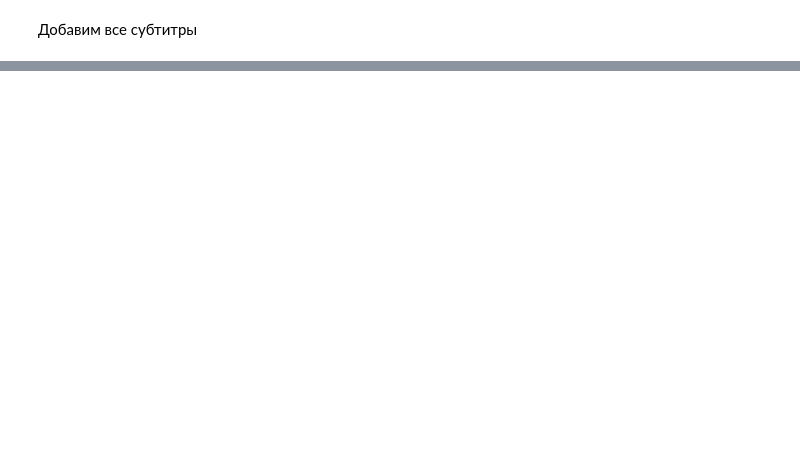
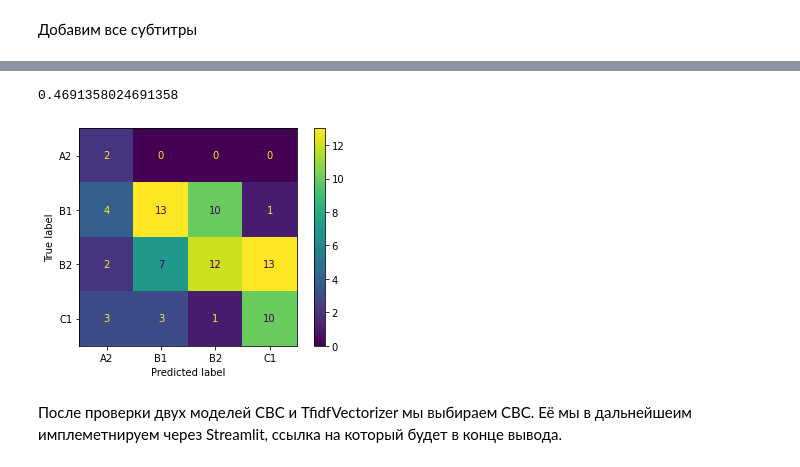
Before and after one commit to Vasart-ds/CEFR_predicting, a Jupyter notebook: english_subs_ml.ipynb, the cells around one changed output, grey strips where cells are left out. Drawn from its saved outputs; the diff is of its cells as text; code cells hidden in the pictures; blank space fills up the shorter version.

```diff
--- a/english_subs_ml.ipynb
+++ b/english_subs_ml.ipynb
@@ -133,0 +402,6 @@ prepare_text(a_2)
+# %%
+features = df['subtitles']
+target = df['level']
+
+display(features.head())
+display(target.head())
@@ -133,0 +439,2 @@ prepare_text(a_2)
+# %%
+kek = features.tqdm(apply(preprocess))
@@ -133,0 +507,43 @@ prepare_text(a_2)
+# %%
+def search_best_estimator(pipeline, param_grid, x, y): #
+    hrs = GridSearchCV(
+        estimator=pipeline,
+        param_grid=param_grid,
+        scoring='f1_weighted',
+        cv=3,
+#        n_candidates="exhaust",
+#        factor=5,
+        n_jobs=-1,
+    )
+    _ = hrs.fit(x, y)
+    return hrs.best_estimator_
+# %%
+vectorizer = TfidfVectorizer(min_df=30)
+vect_x = vectorizer.fit_transform(kek)
+
+nm = NearMiss()
+X_res, Y_res = nm.fit_resample(vect_x, target)
+pipeline2 = Pipeline( steps = [("base", RandomForestClassifier() )]  )
+param_grid2 = {
+        "base__n_estimators": [i for i in range(200,300,50)],
+        "base__max_depth": [i for i in range(25,35,5)],
+        "base__min_samples_split": [i for i in range(8,12,2)],
+}
+
+estimator2 = search_best_estimator(pipeline2, param_grid2, X_res, Y_res) #
+
+X_train, X_test, y_train, y_test = train_test_split(
+    vect_x, target, random_state=69, test_size=0.35, #stratify=target
+)
+
+estimator2.fit(X_res, Y_res)
+y_preds2 = estimator2.predict(X_test)
+print(f1_score(y_test, y_preds2))
+# %% [output]
+0.4691358024691358
+# %%
+conf_matrix(y_test, y_preds2, estimator2.classes_)
+# %% [output]
+[figure, added]
+# %% [markdown]
+После проверки двух моделей CBC и TfidfVectorizer мы выбираем CBC. Её мы в дальнейшеим имплеметнируем через Streamlit, ссылка на который будет в конце вывода.
```
Also changed, not shown: parts of 42 cells of this notebook, 2 other files.
